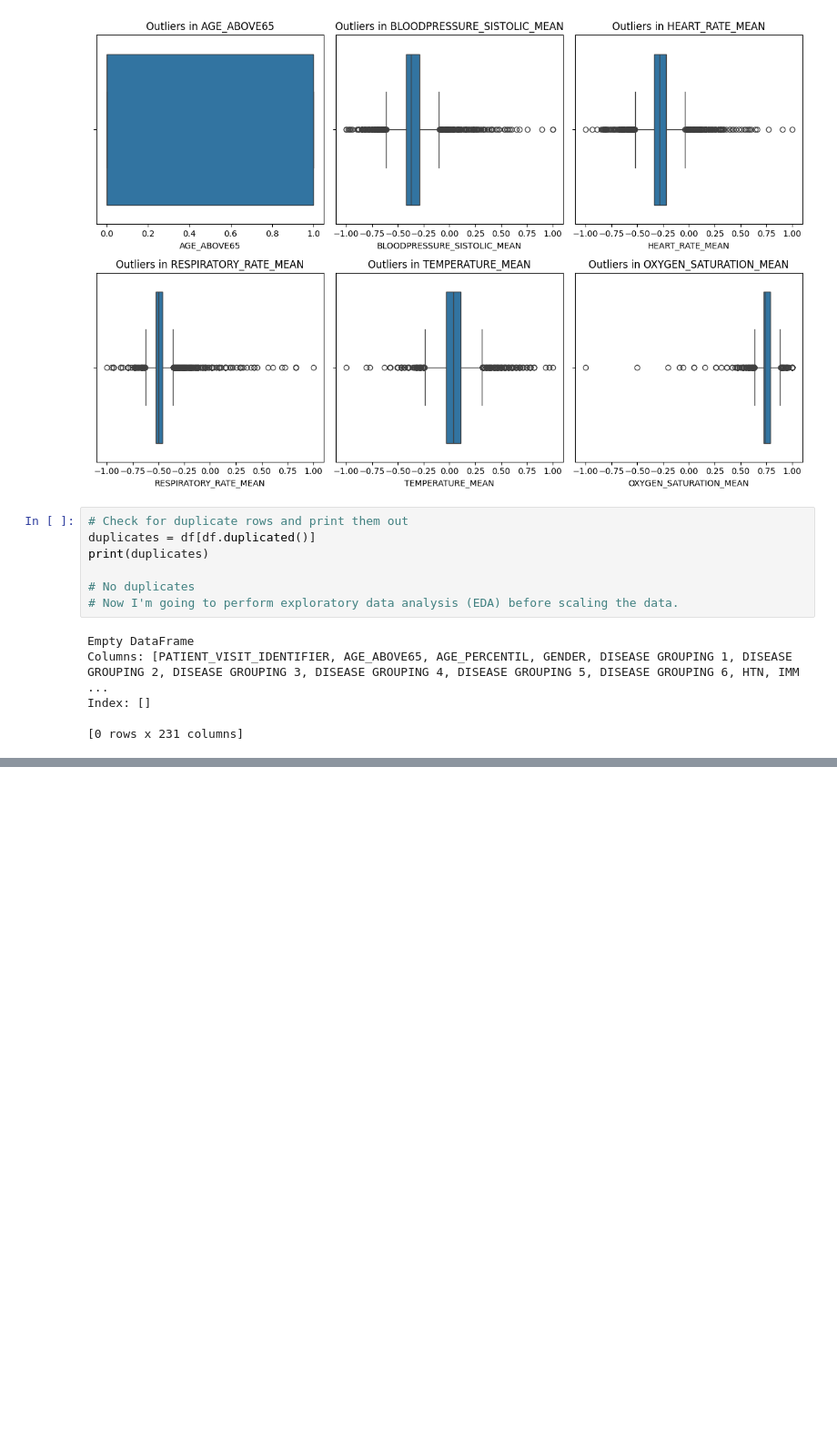
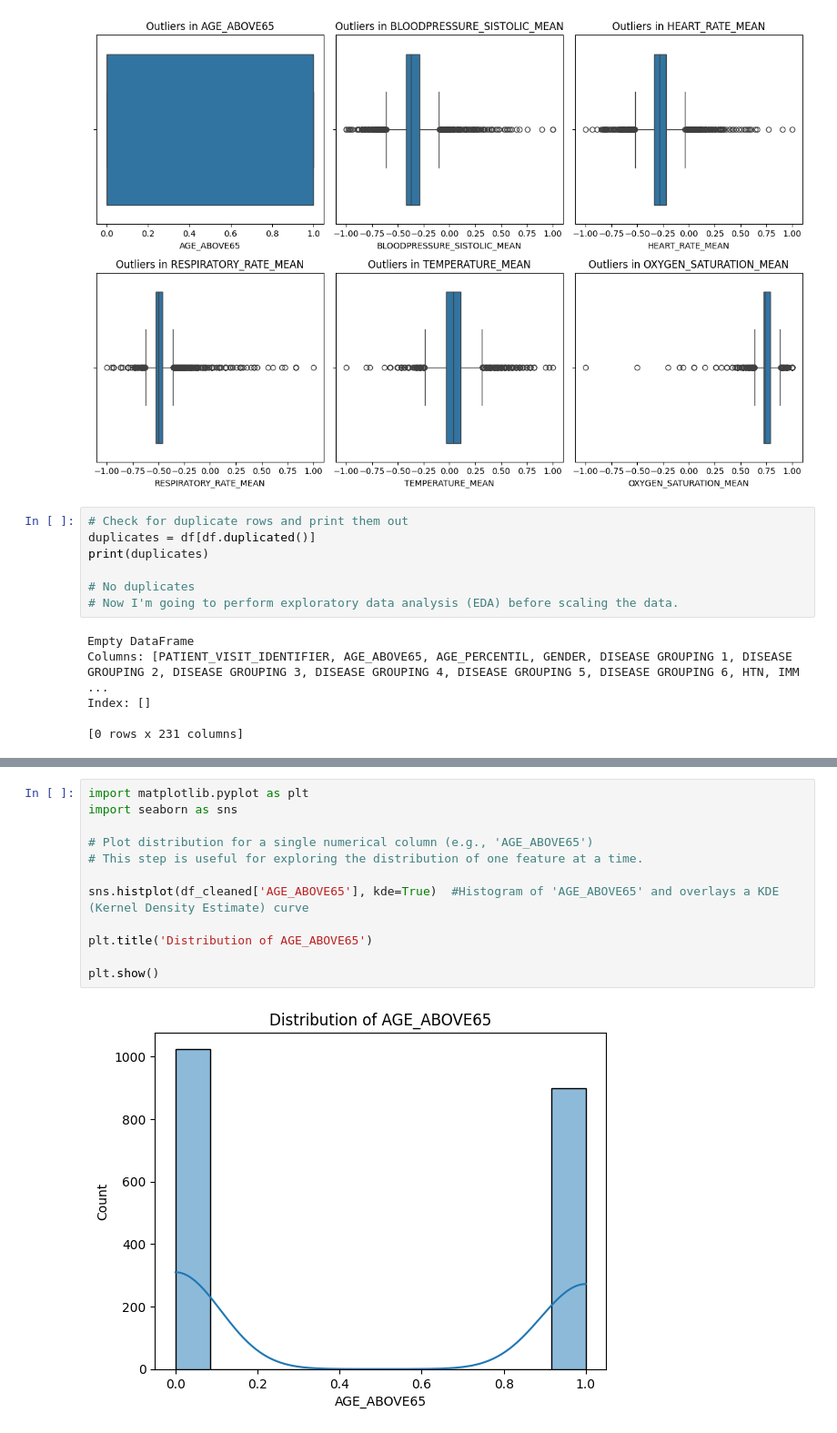
Before and after one commit to BobanMilenkoski/Python_Predicting_COVIID-19_ICU_Admissions, a Jupyter notebook: Python_Predicting_COVIID-19_ICU_Admissions.ipynb, the cells around one changed output, grey strips where cells are left out. Shown at 91% size. Saved outputs shown, nothing was run; the diff lists cells and outputs as text; blank space fills up the shorter version.

Commit message:
EDA Visualization

```diff
--- a/Python_Predicting_COVIID-19_ICU_Admissions.ipynb
+++ b/Python_Predicting_COVIID-19_ICU_Admissions.ipynb
@@ -287,0 +307,14 @@ Index: []
+# %%
+import matplotlib.pyplot as plt
+import seaborn as sns
+
+# Plot distribution for a single numerical column (e.g., 'AGE_ABOVE65')
+# This step is useful for exploring the distribution of one feature at a time.
+
+sns.histplot(df_cleaned['AGE_ABOVE65'], kde=True)  #Histogram of 'AGE_ABOVE65' and overlays a KDE (Kernel Density Estimate) curve
+
+plt.title('Distribution of AGE_ABOVE65')
+
+plt.show()
+# %% [output]
+[figure, added]
```
Also changed, not shown: parts of 16 cells of this notebook.
